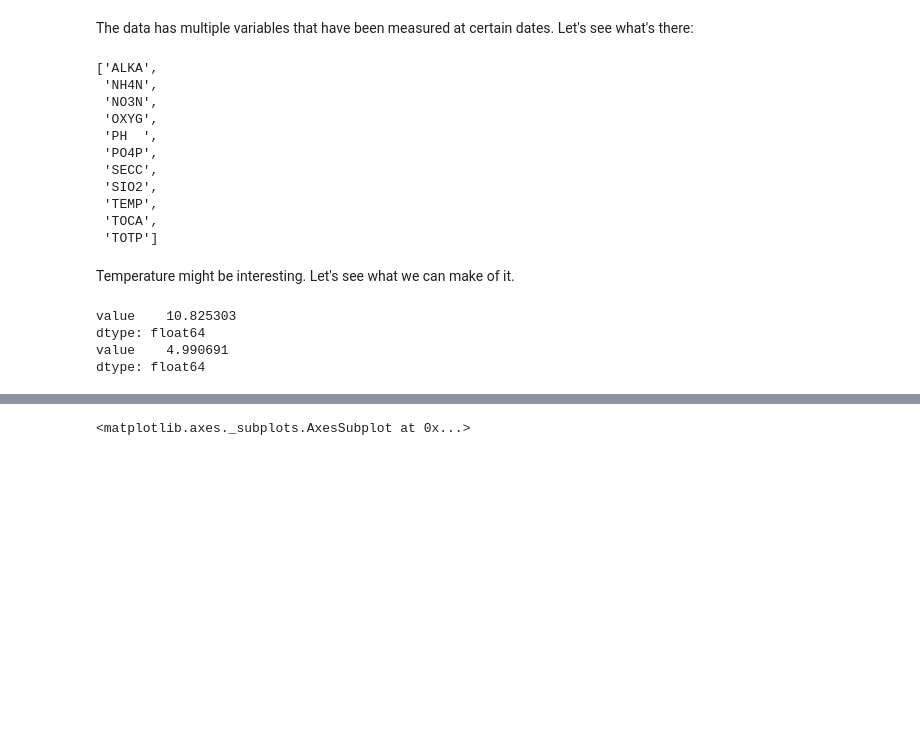
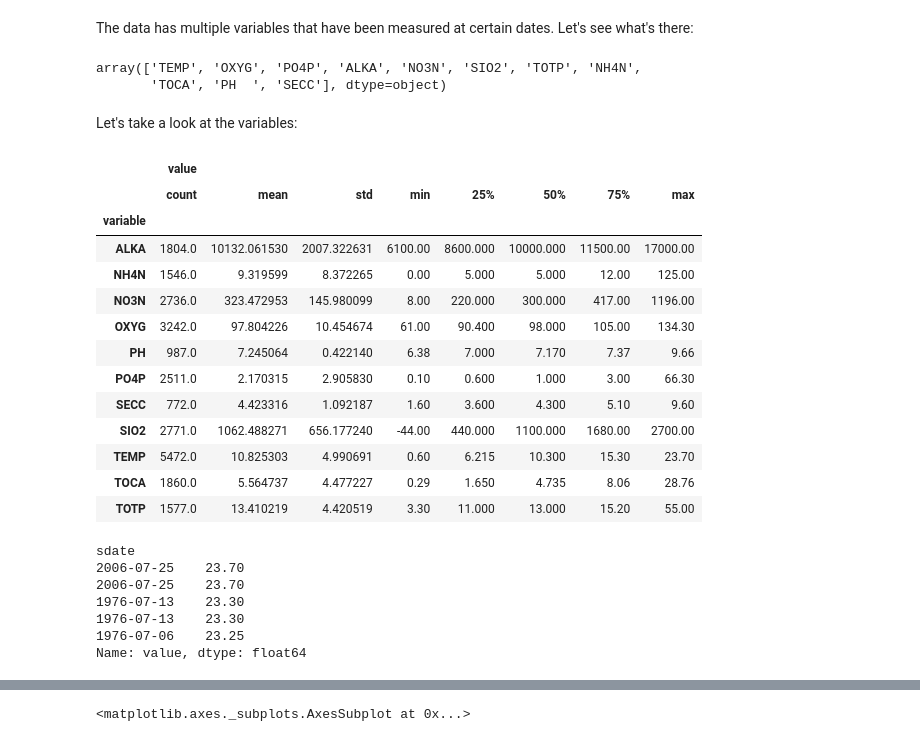
Before and after one commit to maaleske/data-mining-2018, a Jupyter notebook: 01-Introduction.ipynb, the cells around one changed output, grey strips where cells are left out. Cells and saved outputs as stored; diff of their text form; code cells hidden in the pictures; blank space fills up the shorter version.

```diff
--- a/01-Introduction.ipynb
+++ b/01-Introduction.ipynb
@@ -46,27 +56,37 @@ data.head()
 # %% [markdown]
 The data has multiple variables that have been measured at certain dates. Let's see what's there:
 # %%
-list(np.unique(data.variable))
+pd.unique(data.variable)
 # %% [output]
-['ALKA',
- 'NH4N',
- 'NO3N',
- 'OXYG',
- 'PH  ',
- 'PO4P',
- 'SECC',
- 'SIO2',
- 'TEMP',
- 'TOCA',
- 'TOTP']
+array(['TEMP', 'OXYG', 'PO4P', 'ALKA', 'NO3N', 'SIO2', 'TOTP', 'NH4N',
+       'TOCA', 'PH  ', 'SECC'], dtype=object)
-# %% [markdown]
-Temperature might be interesting. Let's see what we can make of it.
+# %% [markdown]
+Let's take a look at the variables:
+# %%
+data.groupby(['variable']).describe()
+# %% [output]
+|  | value |  |  |  |  |  |  |  |
+|  | count | mean | std | min | 25% | 50% | 75% | max |
+| variable |  |  |  |  |  |  |  |  |
+| ALKA | 1804.0 | 10132.061530 | 2007.322631 | 6100.00 | 8600.000 | 10000.000 | 11500.00 | 17000.00 |
+| NH4N | 1546.0 | 9.319599 | 8.372265 | 0.00 | 5.000 | 5.000 | 12.00 | 125.00 |
+| NO3N | 2736.0 | 323.472953 | 145.980099 | 8.00 | 220.000 | 300.000 | 417.00 | 1196.00 |
+| OXYG | 3242.0 | 97.804226 | 10.454674 | 61.00 | 90.400 | 98.000 | 105.00 | 134.30 |
+| PH | 987.0 | 7.245064 | 0.422140 | 6.38 | 7.000 | 7.170 | 7.37 | 9.66 |
+| PO4P | 2511.0 | 2.170315 | 2.905830 | 0.10 | 0.600 | 1.000 | 3.00 | 66.30 |
+| SECC | 772.0 | 4.423316 | 1.092187 | 1.60 | 3.600 | 4.300 | 5.10 | 9.60 |
+| SIO2 | 2771.0 | 1062.488271 | 656.177240 | -44.00 | 440.000 | 1100.000 | 1680.00 | 2700.00 |
+| TEMP | 5472.0 | 10.825303 | 4.990691 | 0.60 | 6.215 | 10.300 | 15.30 | 23.70 |
+| TOCA | 1860.0 | 5.564737 | 4.477227 | 0.29 | 1.650 | 4.735 | 8.06 | 28.76 |
+| TOTP | 1577.0 | 13.410219 | 4.420519 | 3.30 | 11.000 | 13.000 | 15.20 | 55.00 |
 # %%
-temps_vs_oxyg = data[data['variable'] == 'TEMP']
-print(temps.mean())
-print(temps.std())
+temps = data[data.variable == 'TEMP']
+temps['value'].nlargest(5)
 # %% [output]
-value    10.825303
-dtype: float64
-value    4.990691
-dtype: float64
+sdate
+2006-07-25    23.70
+2006-07-25    23.70
+1976-07-13    23.30
+1976-07-13    23.30
+1976-07-06    23.25
+Name: value, dtype: float64
```
Also changed, not shown: parts of 12 cells of this notebook, 2 other files.
